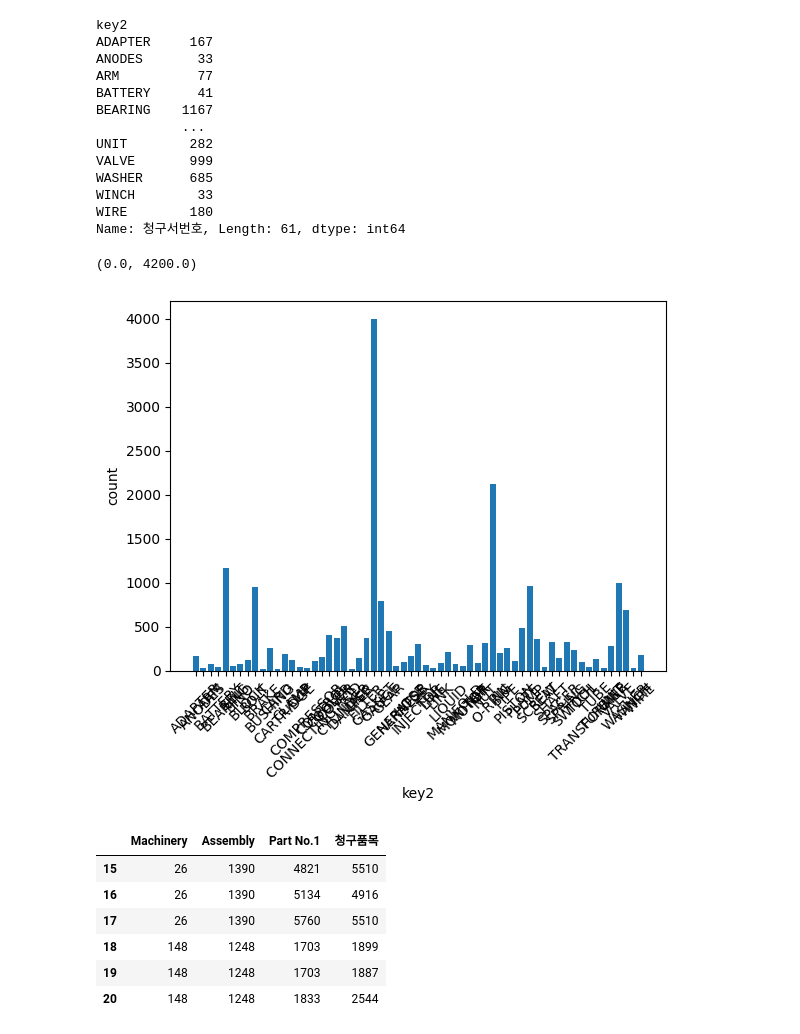
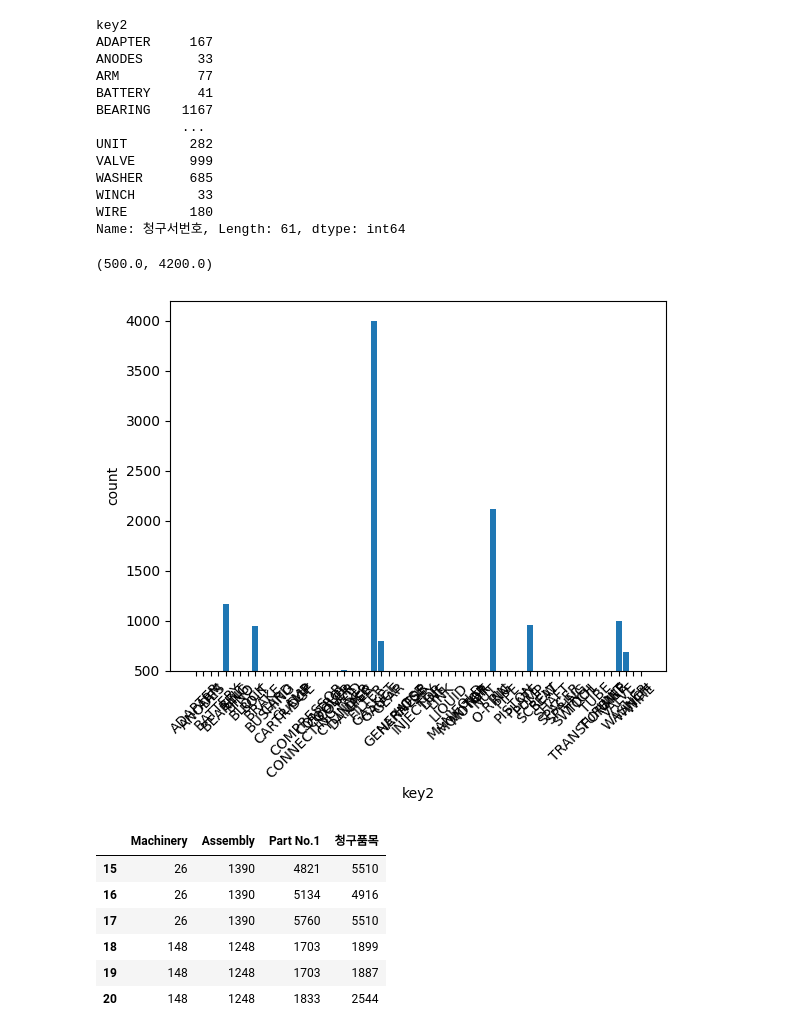
Before and after one commit to hwk44/ShipSupplies, a Jupyter notebook: DA/notebooks/classification.ipynb, the cells around one changed output. Drawn from its saved outputs; the diff is of its cells as text; code cells hidden in the pictures.

```diff
--- a/DA/notebooks/classification.ipynb
+++ b/DA/notebooks/classification.ipynb
@@ -52,13 +52,14 @@ Name: 청구서번호, Length: 61, dtype: int64
 # %%
 
 plt.bar(grouped_df['청구서번호'].count().index,grouped_df['청구서번호'].count())
 plt.xlabel("key2")
 plt.ylabel('count')
 plt.xticks(rotation=45)
-plt.ylim(0,4200)
+plt.ylim(500,4200)
+# 특정 품목만 많이 청구됨
 # %% [output]
-(0.0, 4200.0)
+(500.0, 4200.0)
-[figure, old version]
+[figure, new version]
 # %%
 def plot_feature(df):
     n_features = df
```
Also changed, not shown: parts of 1 cell of this notebook, 3 other files.
